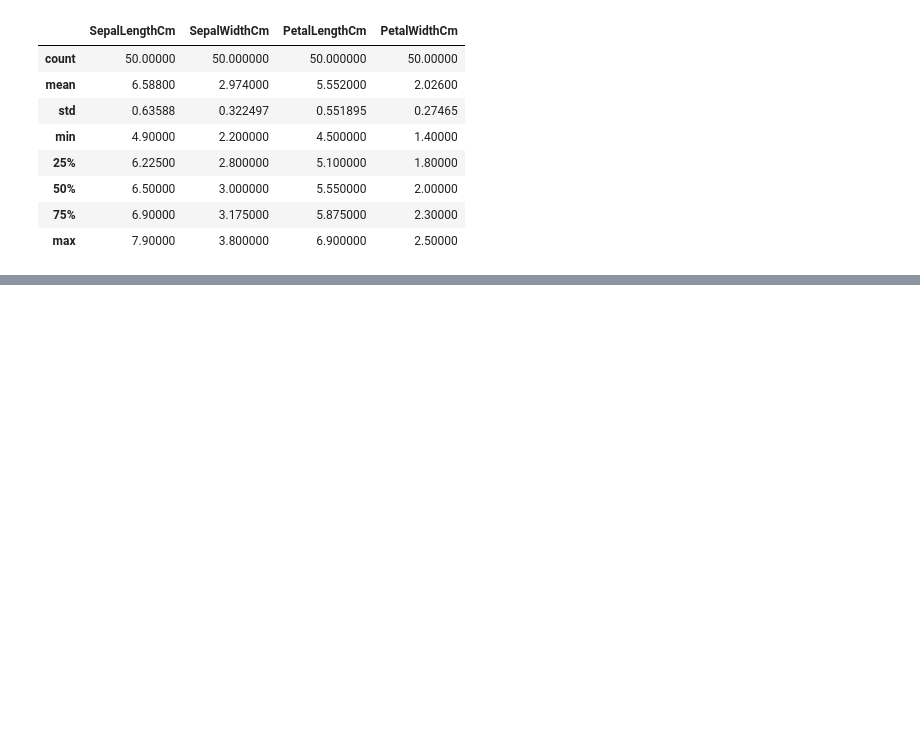
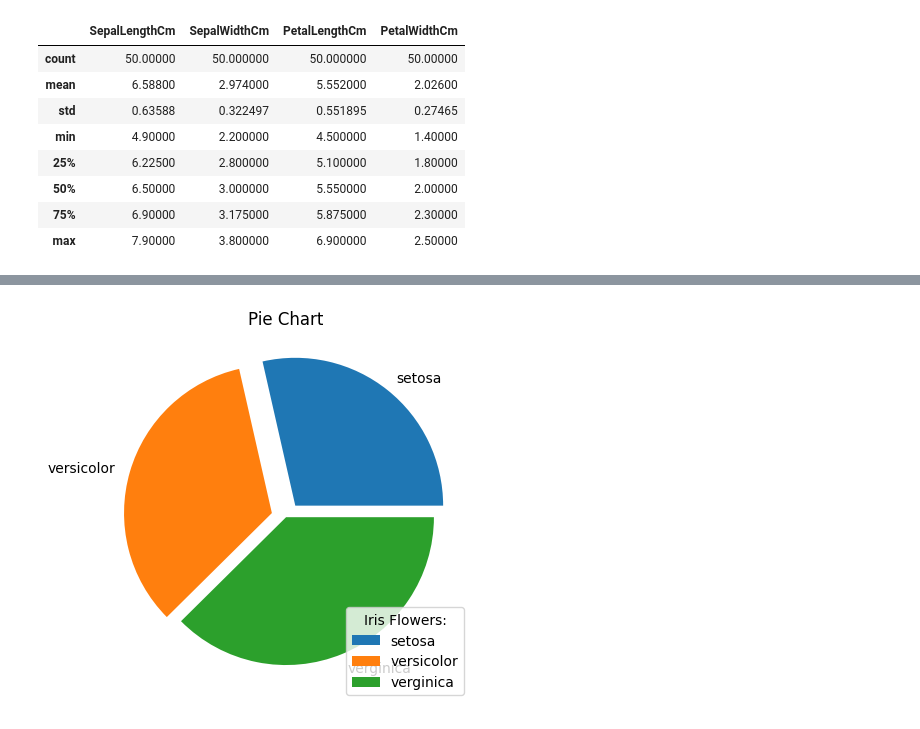
Before and after one commit to naveenjohn942-prog/python_prac, a Jupyter notebook: mat_plot.ipynb, the cells around one changed output, grey strips where cells are left out. Drawn from its saved outputs; the diff is of its cells as text; code cells hidden in the pictures; blank space fills up the shorter version.

```diff
--- a/mat_plot.ipynb
+++ b/mat_plot.ipynb
@@ -158,0 +172,10 @@ virginica.describe()
+# %%
+#pie chart
+e=(0.1,0.1,0)
+Avg=list(iris.groupby('Species')["SepalLengthCm"].mean())
+plt.pie(Avg, explode =e ,labels=['setosa','versicolor','verginica'])
+plt.title("Pie Chart")
+plt.legend(title="Iris Flowers:")
+plt.show()
+# %% [output]
+[figure, added]
```
Also changed, not shown: parts of 3 cells of this notebook, 1 other file.
